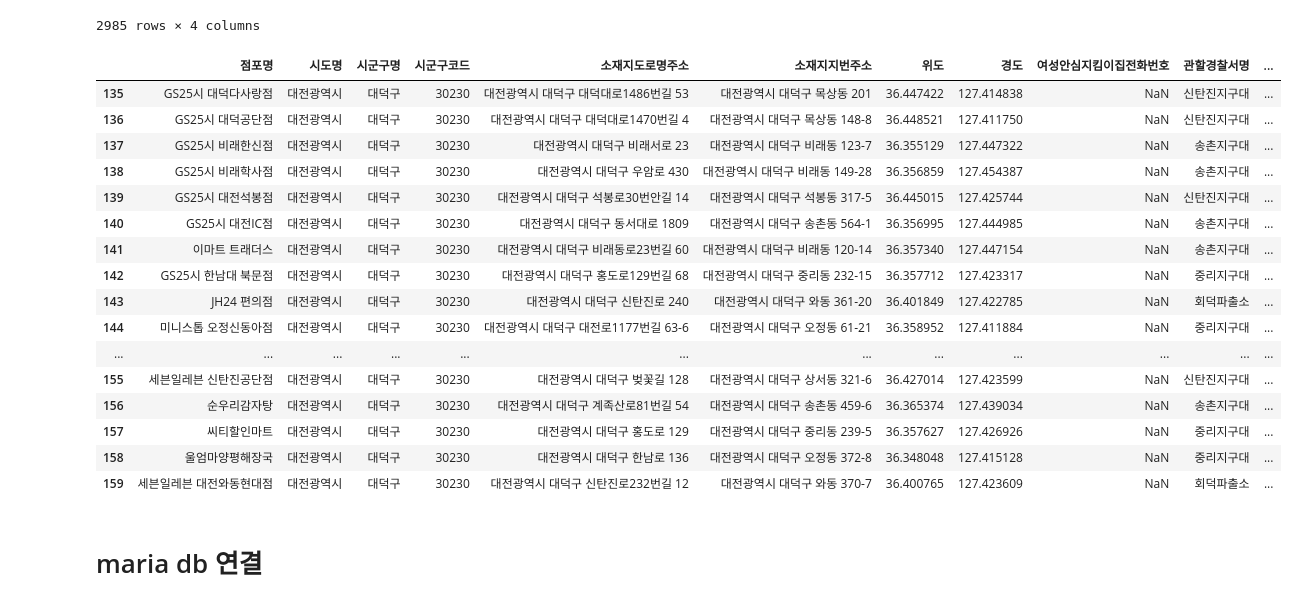
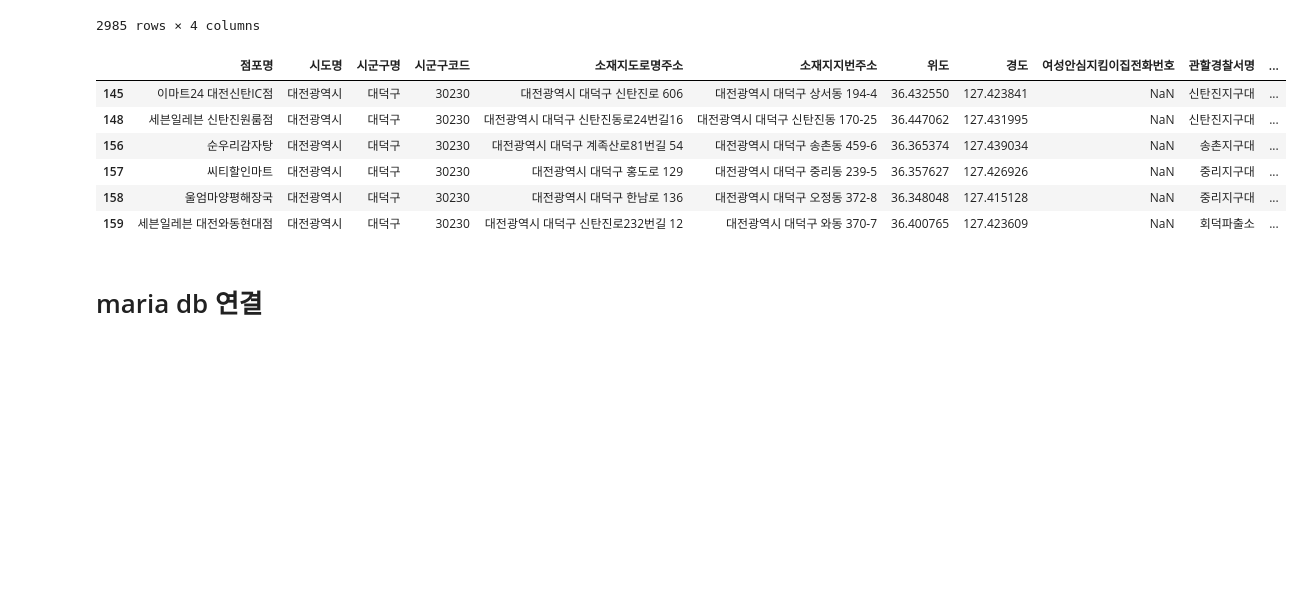
Before and after one commit to Bom-E/pythonDaejeon, a Jupyter notebook: dataframe_and_table.ipynb, the cells around one changed output. Drawn from its saved outputs; the diff is of its cells as text; code cells hidden in the pictures; blank space fills up the shorter version.

Commit message:
missing data final

```diff
--- a/dataframe_and_table.ipynb
+++ b/dataframe_and_table.ipynb
@@ -194,7 +208,7 @@ df_result
 df_result[df_result.isna().any(axis=1)]
 
 # 폐업신고 한 가게 행 삭제
-drop_data = [22, 61, 74, 118, 126]
+drop_data = [22, 61, 74, 118, 126, 140, 153, 154]
 df_result.drop(drop_data, axis=0, inplace=True)
 
 # 전화번호 NaN 수정
@@ -229,6 +243,26 @@ df_result.at[131, '여성안심지킴이집전화번호'] = '042-631-7005'
 df_result.at[132, '여성안심지킴이집전화번호'] = '전화번호 없음 (GS 소비자보호센터: 080-999-5425)'
 df_result.at[133, '여성안심지킴이집전화번호'] = '042-533-6410'
 df_result.at[134, '여성안심지킴이집전화번호'] = '전화번호 없음 (GS 소비자보호센터: 080-999-5425)'
+df_result.at[135, '여성안심지킴이집전화번호'] = '042-242-5644'
+df_result.at[136, '여성안심지킴이집전화번호'] = '전화번호 없음 (GS 소비자보호센터: 080-999-5425)'
+df_result.at[137, '여성안심지킴이집전화번호'] = '042-242-5644'
+df_result.at[138, '여성안심지킴이집전화번호'] = '전화번호 없음 (GS 소비자보호센터: 080-999-5425)'
+df_result.at[139, '여성안심지킴이집전화번호'] = '042-271-8402'
+df_result.at[141, '여성안심지킴이집전화번호'] = '042-242-5644'
+df_result.at[142, '여성안심지킴이집전화번호'] = '042-242-5644'
+df_result.at[143, '여성안심지킴이집전화번호'] = '042-621-0888'
+df_result.at[144, '여성안심지킴이집전화번호'] = '전화번호 없음 (세븐일레븐 소비자보호센터: 1577-0711)'
+
+df_result.at[146, '여성안심지킴이집전화번호'] = '042-931-5155'
+df_result.at[147, '여성안심지킴이집전화번호'] = '042-621-3213'
+df_result.at[149, '여성안심지킴이집전화번호'] = '042-626-6711'
+df_result.at[150, '여성안심지킴이집전화번호'] = '042-625-7110'
+df_result.at[151, '여성안심지킴이집전화번호'] = '042-627-1668'
+df_result.at[152, '여성안심지킴이집전화번호'] = '042-343-8356'
+df_result.at[155, '여성안심지킴이집전화번호'] = '042-933-8085'
+df_result.at[156, '여성안심지킴이집전화번호'] = '042-635-3168'
+df_result.at[157, '여성안심지킴이집전화번호'] = '042-622-2020'
+
 
 # 카카오주소 api를 통해 지번주소가 NaN 제거
 
@@ -286,45 +320,43 @@ del copy_df
 # df_result['여성안심지킴이집전화번호'].fillna('전화번호 없음', inplace=True)
 
 # 인덱스 재지정(이것도 결측치 처리 후 마지막에 할 것.)
 # df_result.reset_index(drop=True, inplace=True)
 
 df_result[df_result.isna().any(axis=1)]
 
 df_result[df_result['소재지지번주소'] == '주소를 찾을 수 없습니다.']
 
 # 1. 주소를 찾을 수 없습니다. 주소 찾아서 넣기, 안 된 이유가 뭔지 분석하기
 # CU월평사랑점 : 도로명 주소에 건물 번호와 건물 명이 함께 붙어있음(정작 도로명 주소를 검색하면 건물 명은 안 뜸)
 # GS월평타운점 : 도로명 주소에 건물 번호와 . + 층명 함께 붙어있음(정작 도로명 주소를 검색하면 번호는 안 뜸)
 # 아마트24 월평중앙점 : 위와 이하동문
 
 # 데이터 재가공
 df_result.at[81, '소재지도로명주소'] = '대전 서구 월평북로 27 (월평동) 1층 101호'
 df_result.at[81, '소재지지번주소'] = '대전광역시 서구 월평동 218-6'
 df_result.at[82, '소재지도로명주소'] = '대전광역시 서구 월평서로6번길 26'
 df_result.at[82, '소재지지번주소'] = '대전광역시 서구 월평동 1069'
 df_result.at[83, '소재지도로명주소'] = '대전광역시 서구 계룡로231번길 9'
 df_result.at[83, '소재지지번주소'] = '대전광역시 서구 월평동 1407'
 
 df_result.at[131, '점포명'] = 'GS25시 대전법동점'
+df_result.at[141, '점포명'] = '이마트24 대전비래점'
+df_result.at[143, '점포명'] = 'JH24 편의점(재천사마트24시편의점)'
+df_result.at[144, '점포명'] = '세븐일레븐 대전오정동아점'
+df_result.at[145, '점포명'] = '이마트24 대전신탄IC점'
+df_result.at[152, '점포명'] = '세븐일레븐 대전법동영진점(법 1동)'
+df_result.at[155, '점포명'] = '세븐일레븐 신탄공단점'
+df_result.at[156, '점포명'] = '순우리뼈감자탕'
+df_result.at[157, '점포명'] = '씨티할인마트정육'
 
 # 데이터 확인
 df_result[df_result['점포명'] == 'CU 월평사랑점']
 
 df_result[df_result.isna().any(axis=1)]
 # %% [output]
 |  | 점포명 | 시도명 | 시군구명 | 시군구코드 | 소재지도로명주소 | 소재지지번주소 | 위도 | 경도 | 여성안심지킴이집전화번호 | 관할경찰서명 | ... |
-| 135 | GS25시 대덕다사랑점 | 대전광역시 | 대덕구 | 30230 | 대전광역시 대덕구 대덕대로1486번길 53 | 대전광역시 대덕구 목상동 201 | 36.447422 | 127.414838 | NaN | 신탄진지구대 | ... |
-| 136 | GS25시 대덕공단점 | 대전광역시 | 대덕구 | 30230 | 대전광역시 대덕구 대덕대로1470번길 4 | 대전광역시 대덕구 목상동 148-8 | 36.448521 | 127.411750 | NaN | 신탄진지구대 | ... |
-| 137 | GS25시 비래한신점 | 대전광역시 | 대덕구 | 30230 | 대전광역시 대덕구 비래서로 23 | 대전광역시 대덕구 비래동 123-7 | 36.355129 | 127.447322 | NaN | 송촌지구대 | ... |
-| 138 | GS25시 비래학사점 | 대전광역시 | 대덕구 | 30230 | 대전광역시 대덕구 우암로 430 | 대전광역시 대덕구 비래동 149-28 | 36.356859 | 127.454387 | NaN | 송촌지구대 | ... |
-| 139 | GS25시 대전석봉점 | 대전광역시 | 대덕구 | 30230 | 대전광역시 대덕구 석봉로30번안길 14 | 대전광역시 대덕구 석봉동 317-5 | 36.445015 | 127.425744 | NaN | 신탄진지구대 | ... |
-| 140 | GS25시 대전IC점 | 대전광역시 | 대덕구 | 30230 | 대전광역시 대덕구 동서대로 1809 | 대전광역시 대덕구 송촌동 564-1 | 36.356995 | 127.444985 | NaN | 송촌지구대 | ... |
-| 141 | 이마트 트래더스 | 대전광역시 | 대덕구 | 30230 | 대전광역시 대덕구 비래동로23번길 60 | 대전광역시 대덕구 비래동 120-14 | 36.357340 | 127.447154 | NaN | 송촌지구대 | ... |
-| 142 | GS25시 한남대 북문점 | 대전광역시 | 대덕구 | 30230 | 대전광역시 대덕구 홍도로129번길 68 | 대전광역시 대덕구 중리동 232-15 | 36.357712 | 127.423317 | NaN | 중리지구대 | ... |
-| 143 | JH24 편의점 | 대전광역시 | 대덕구 | 30230 | 대전광역시 대덕구 신탄진로 240 | 대전광역시 대덕구 와동 361-20 | 36.401849 | 127.422785 | NaN | 회덕파출소 | ... |
-| 144 | 미니스톱 오정신동아점 | 대전광역시 | 대덕구 | 30230 | 대전광역시 대덕구 대전로1177번길 63-6 | 대전광역시 대덕구 오정동 61-21 | 36.358952 | 127.411884 | NaN | 중리지구대 | ... |
-| ... | ... | ... | ... | ... | ... | ... | ... | ... | ... | ... | ... |
-| 155 | 세븐일레븐 신탄진공단점 | 대전광역시 | 대덕구 | 30230 | 대전광역시 대덕구 벚꽃길 128 | 대전광역시 대덕구 상서동 321-6 | 36.427014 | 127.423599 | NaN | 신탄진지구대 | ... |
+| 145 | 이마트24 대전신탄IC점 | 대전광역시 | 대덕구 | 30230 | 대전광역시 대덕구 신탄진로 606 | 대전광역시 대덕구 상서동 194-4 | 36.432550 | 127.423841 | NaN | 신탄진지구대 | ... |
+| 148 | 세븐일레븐 신탄진원룸점 | 대전광역시 | 대덕구 | 30230 | 대전광역시 대덕구 신탄진동로24번길16 | 대전광역시 대덕구 신탄진동 170-25 | 36.447062 | 127.431995 | NaN | 신탄진지구대 | ... |
 | 156 | 순우리감자탕 | 대전광역시 | 대덕구 | 30230 | 대전광역시 대덕구 계족산로81번길 54 | 대전광역시 대덕구 송촌동 459-6 | 36.365374 | 127.439034 | NaN | 송촌지구대 | ... |
 | 157 | 씨티할인마트 | 대전광역시 | 대덕구 | 30230 | 대전광역시 대덕구 홍도로 129 | 대전광역시 대덕구 중리동 239-5 | 36.357627 | 127.426926 | NaN | 중리지구대 | ... |
 | 158 | 울엄마양평해장국 | 대전광역시 | 대덕구 | 30230 | 대전광역시 대덕구 한남로 136 | 대전광역시 대덕구 오정동 372-8 | 36.348048 | 127.415128 | NaN | 중리지구대 | ... |
```
Also changed, not shown: parts of 3 cells of this notebook, 2 other files.
